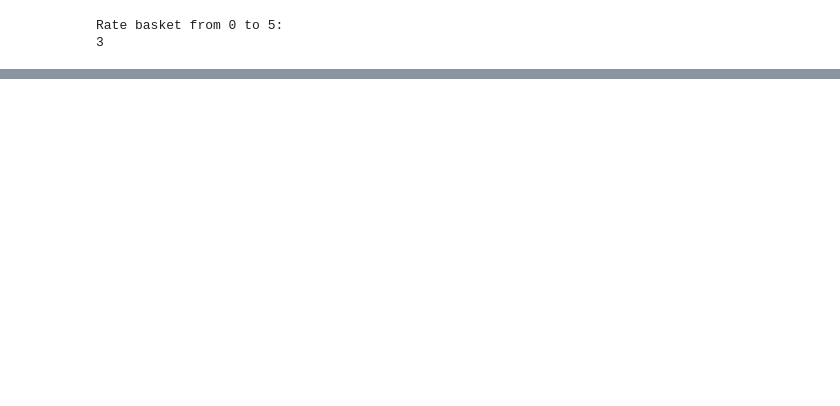
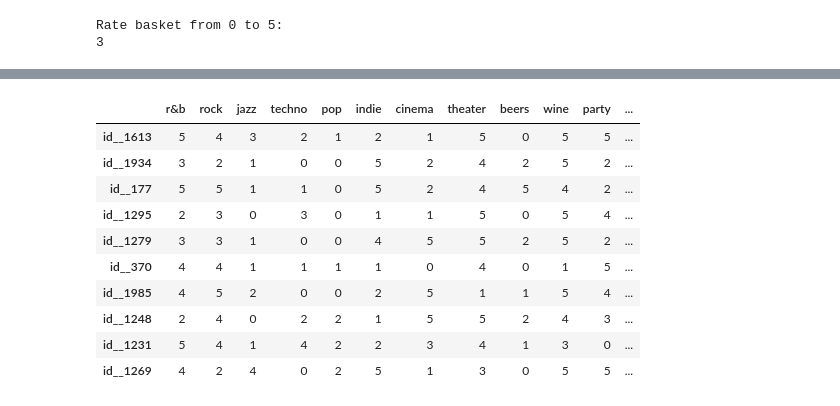
Before and after one commit to YonatanRA/RecSyS, a Jupyter notebook: Demo.ipynb, the cells around one changed output, grey strips where cells are left out. Saved outputs shown, nothing was run; the diff lists cells and outputs as text; code cells hidden in the pictures; blank space fills up the shorter version.

```diff
--- a/Demo.ipynb
+++ b/Demo.ipynb
@@ -284,0 +353,14 @@ display(plans)
+# %%
+display(plans)
+# %% [output]
+|  | r&b | rock | jazz | techno | pop | indie | cinema | theater | beers | wine | party | ... |
+| id__1613 | 5 | 4 | 3 | 2 | 1 | 2 | 1 | 5 | 0 | 5 | 5 | ... |
+| id__1934 | 3 | 2 | 1 | 0 | 0 | 5 | 2 | 4 | 2 | 5 | 2 | ... |
+| id__177 | 5 | 5 | 1 | 1 | 0 | 5 | 2 | 4 | 5 | 4 | 2 | ... |
+| id__1295 | 2 | 3 | 0 | 3 | 0 | 1 | 1 | 5 | 0 | 5 | 4 | ... |
+| id__1279 | 3 | 3 | 1 | 0 | 0 | 4 | 5 | 5 | 2 | 5 | 2 | ... |
+| id__370 | 4 | 4 | 1 | 1 | 1 | 1 | 0 | 4 | 0 | 1 | 5 | ... |
+| id__1985 | 4 | 5 | 2 | 0 | 0 | 2 | 5 | 1 | 1 | 5 | 4 | ... |
+| id__1248 | 2 | 4 | 0 | 2 | 2 | 1 | 5 | 5 | 2 | 4 | 3 | ... |
+| id__1231 | 5 | 4 | 1 | 4 | 2 | 2 | 3 | 4 | 1 | 3 | 0 | ... |
+| id__1269 | 4 | 2 | 4 | 0 | 2 | 5 | 1 | 3 | 0 | 5 | 5 | ... |
```
Also changed, not shown: parts of 19 cells of this notebook.
